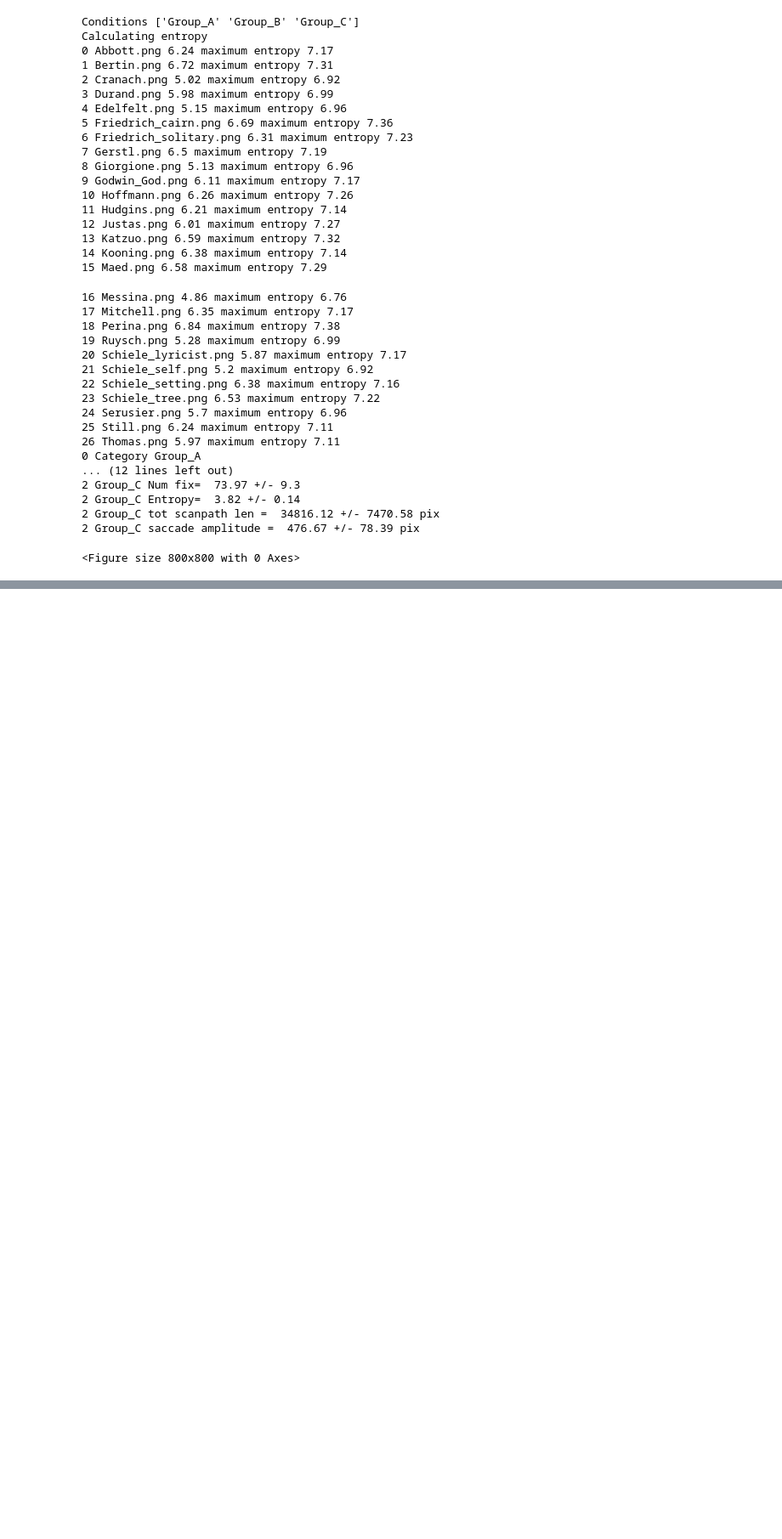
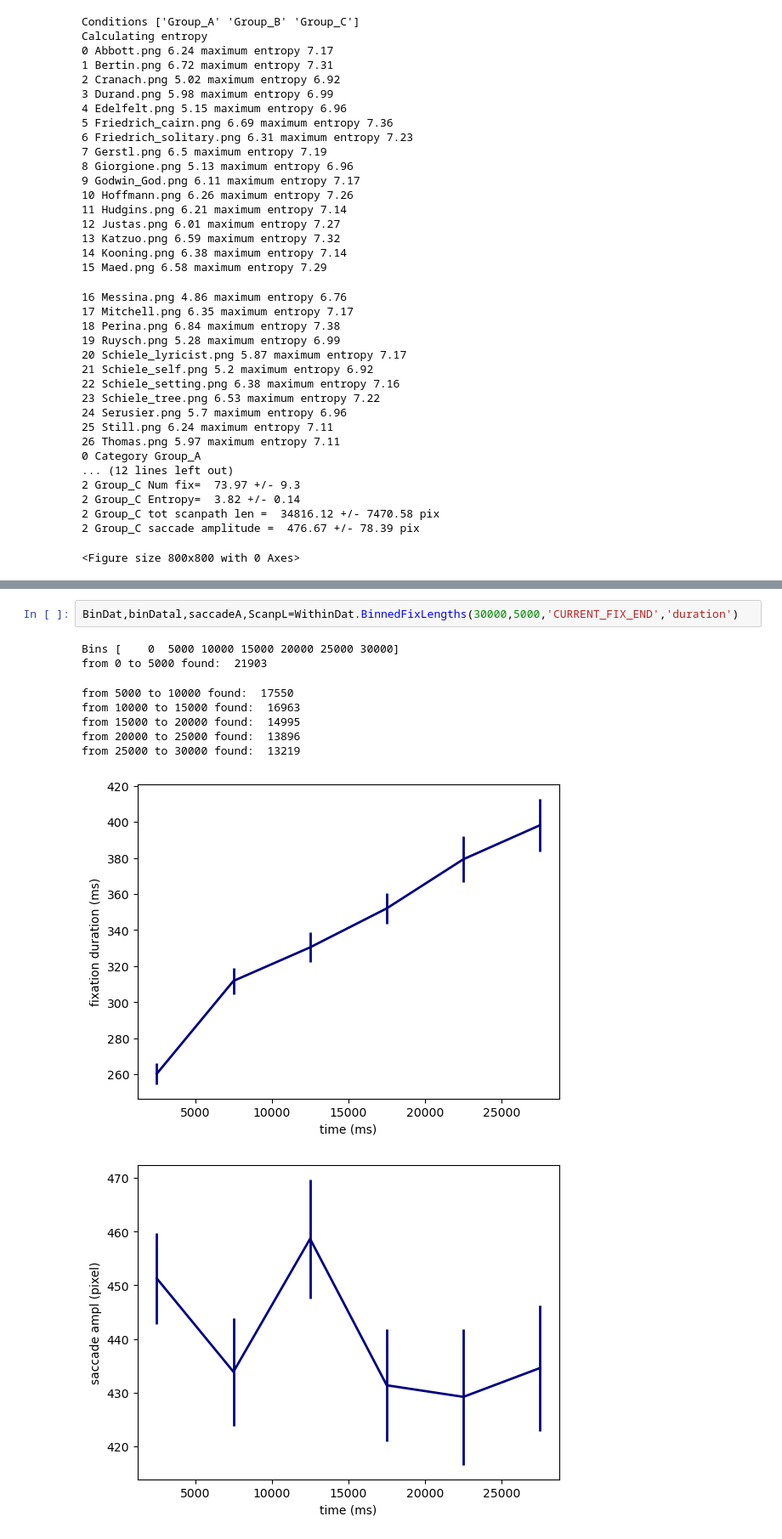
Before and after one commit to jozsarato/PyEyeSim, a Jupyter notebook: Notebooks/PyEyeSimDemo.ipynb, the cells around one changed output, grey strips where cells are left out. Shown at 85% size. Drawn from its saved outputs; the diff is of its cells as text; blank space fills up the shorter version.

```diff
--- a/Notebooks/PyEyeSimDemo.ipynb
+++ b/Notebooks/PyEyeSimDemo.ipynb
@@ -758,0 +796,12 @@ WithinDat.RunDiffDivs(2,5)
+# %%
+BinDat,binDatal,saccadeA,ScanpL=WithinDat.BinnedFixLengths(30000,5000,'CURRENT_FIX_END','duration')
+# %% [output]
+Bins [    0  5000 10000 15000 20000 25000 30000]
+from 0 to 5000 found:  21903
+from 5000 to 10000 found:  17550
+from 10000 to 15000 found:  16963
+from 15000 to 20000 found:  14995
+from 20000 to 25000 found:  13896
+from 25000 to 30000 found:  13219
+[figure, added]
+[figure, added]
```
Also changed, not shown: parts of 14 cells of this notebook, 1 other file.
